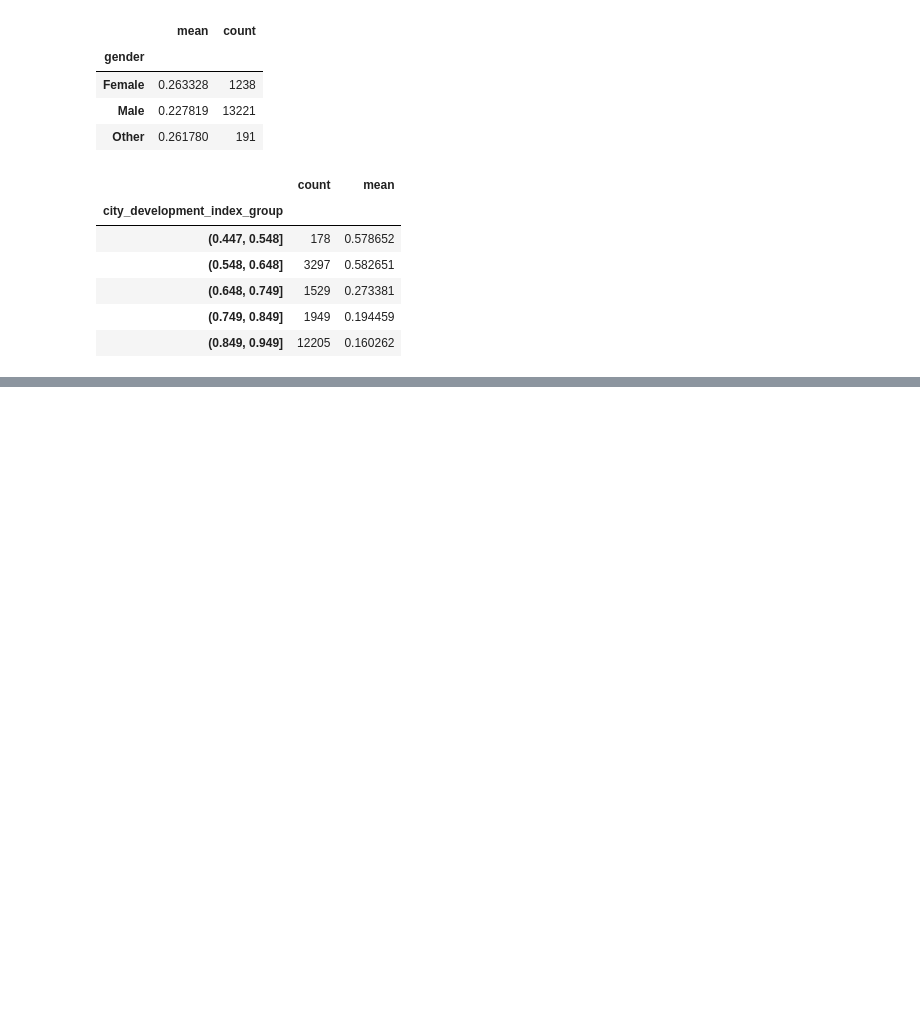
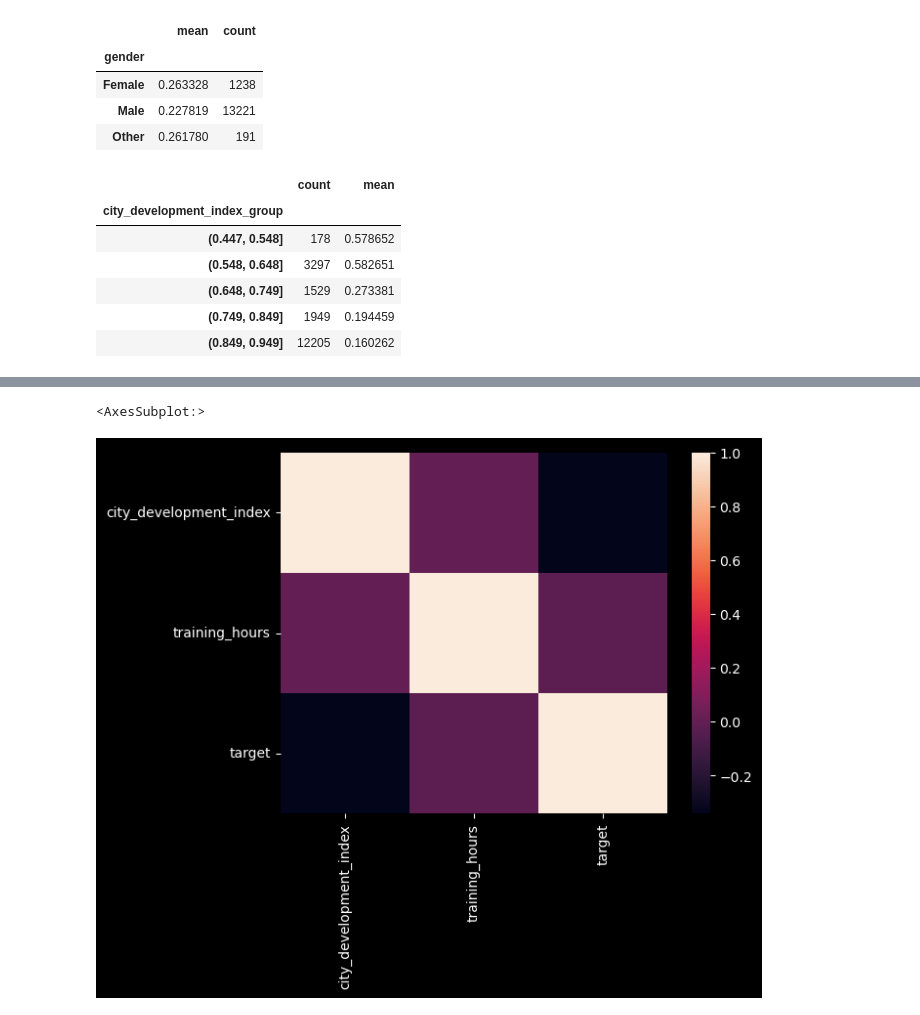
Before and after one commit to DmitriiKrasnoschekov/Python.Pandas, a Jupyter notebook: pandas_cheatsheets.ipynb, the cells around one changed output, grey strips where cells are left out. Saved outputs shown, nothing was run; the diff lists cells and outputs as text; code cells hidden in the pictures; blank space fills up the shorter version.

```diff
--- a/pandas_cheatsheets.ipynb
+++ b/pandas_cheatsheets.ipynb
@@ -355,0 +381,3 @@ custom.plot()
+# %%
+# применяем функцию к столбцу и сохраняем в новый столбец
+df['new_education_level'] = df['education_level'].apply(education_group)
@@ -355,0 +471,6 @@ custom.plot()
+# %%
+# анализ в формате хитмапа
+sns.heatmap(df[['city_development_index', 'training_hours', 'target']].corr())
+# %% [output]
+<AxesSubplot:>
+[figure, added]
```
Also changed, not shown: parts of 19 cells of this notebook.
